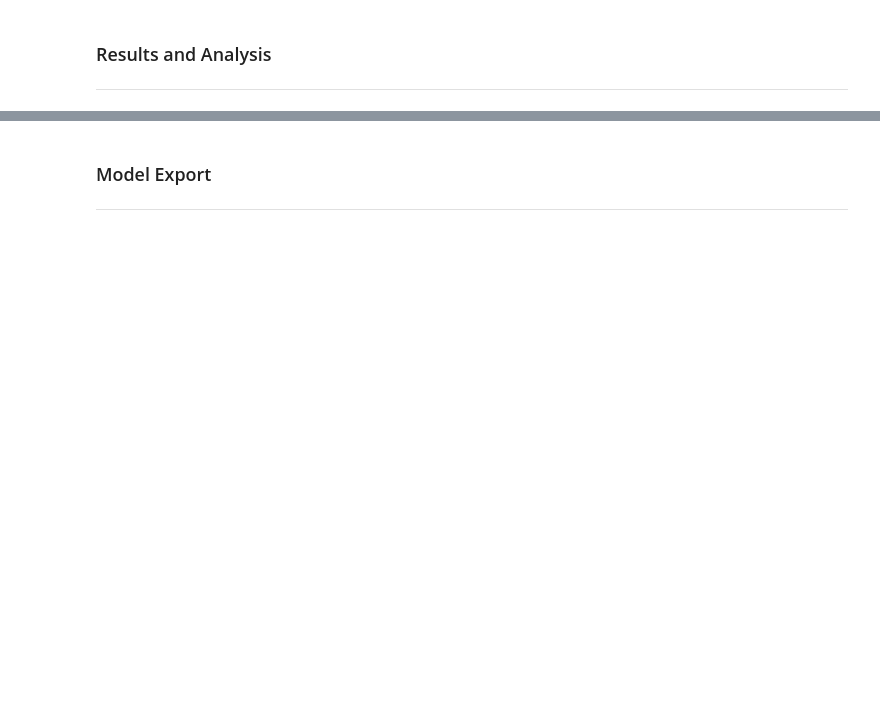
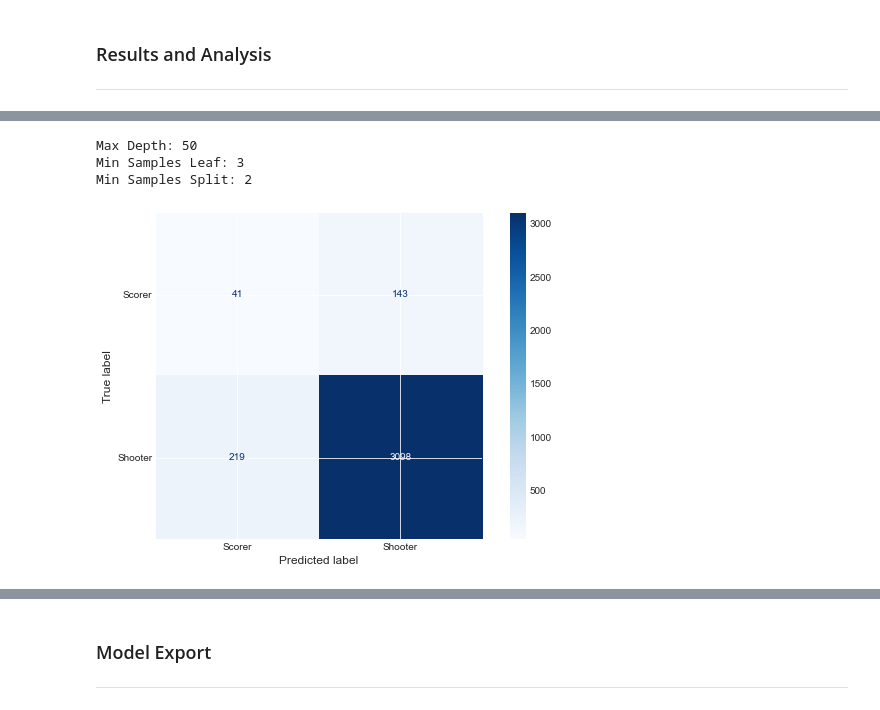
Before and after one commit to tangtan2/50_In_07, a Jupyter notebook: python/src/notebooks/goal_success_classification.ipynb, the cells around one changed output, grey strips where cells are left out. Cells and saved outputs as stored; diff of their text form; code cells hidden in the pictures; blank space fills up the shorter version.

```diff
--- a/python/src/notebooks/goal_success_classification.ipynb
+++ b/python/src/notebooks/goal_success_classification.ipynb
@@ -215,0 +255,5 @@ Pipeline(steps=[('preprocessor',
+# %%
+# predict test data and obtain f beta score
+y_pred = pipeline_svm.predict(X_test)
+fbeta_score = metrics.fbeta_score(y_test, y_pred, beta=beta_svm)
+print(f'The model has an F-beta score of {fbeta_score} when making predictions using test data')
@@ -216,6 +262,3 @@ Pipeline(steps=[('preprocessor',
 # %% [markdown]
 ### Random Forest Classification
 ___
-# %%
-# create model
-model_rf = ensemble.RandomForestClassifier(max_depth=2, random_state=0)
@@ -249,2 +327,12 @@ Pipeline(steps=[('preprocessor',
 # %%
-# classify test data and compare accuracy
+# modify pipeline with new parameters
+model_rf = ensemble.RandomForestClassifier(max_depth=best_depth_value,
+                                           min_samples_leaf=best_leaf_value,
+                                           n_estimators=best_estimator_value,
+                                           class_weight='balanced',
+                                           random_state=0)
+pipeline_rf = pipeline.Pipeline(steps=[
+    ('preprocessor', preprocessor),
+    ('classifier', model_rf)
+])
+pipeline_rf.fit(X_train, np.ravel(y_train))
@@ -253,0 +390,15 @@ ___
+# %%
+# confusion matrix for rf model with best hyperparameters on test data
+print('Max Depth:', best_depth_value)
+print('Min Samples Leaf:', best_leaf_value)
+print('Min Samples Split:', best_split_value)
+disp = metrics.plot_confusion_matrix(pipeline_rf,
+                                     X_test,
+                                     y_test,
+                                     display_labels=['Scorer', 'Shooter'],
+                                     cmap=plt.cm.Blues)
+# %% [output]
+Max Depth: 50
+Min Samples Leaf: 3
+Min Samples Split: 2
+[figure, added]
```
Also changed, not shown: parts of 24 cells of this notebook, 1 other file.
